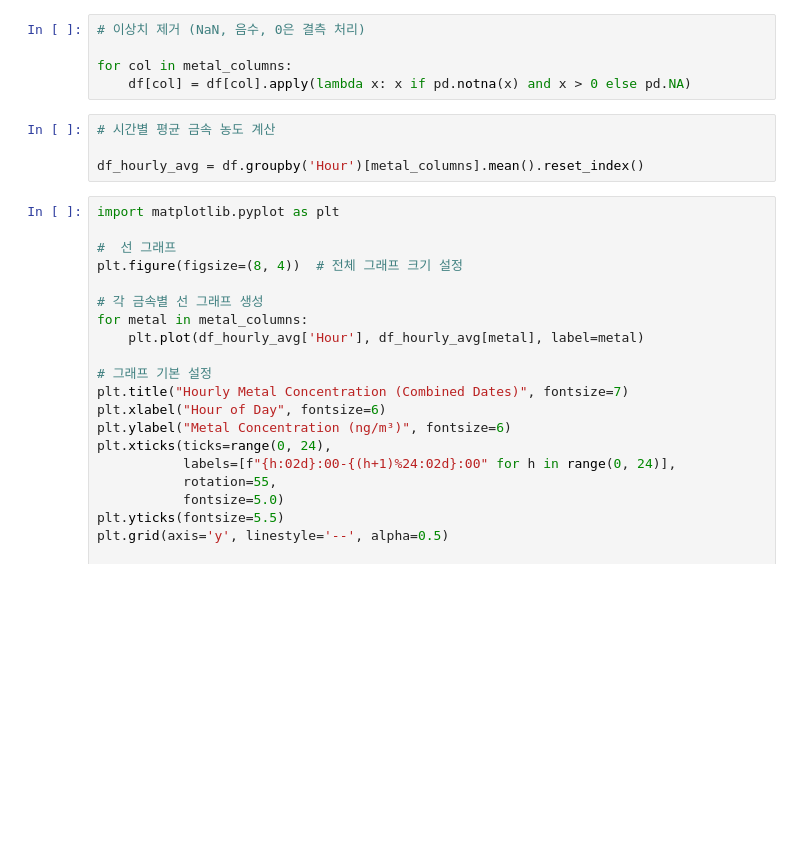
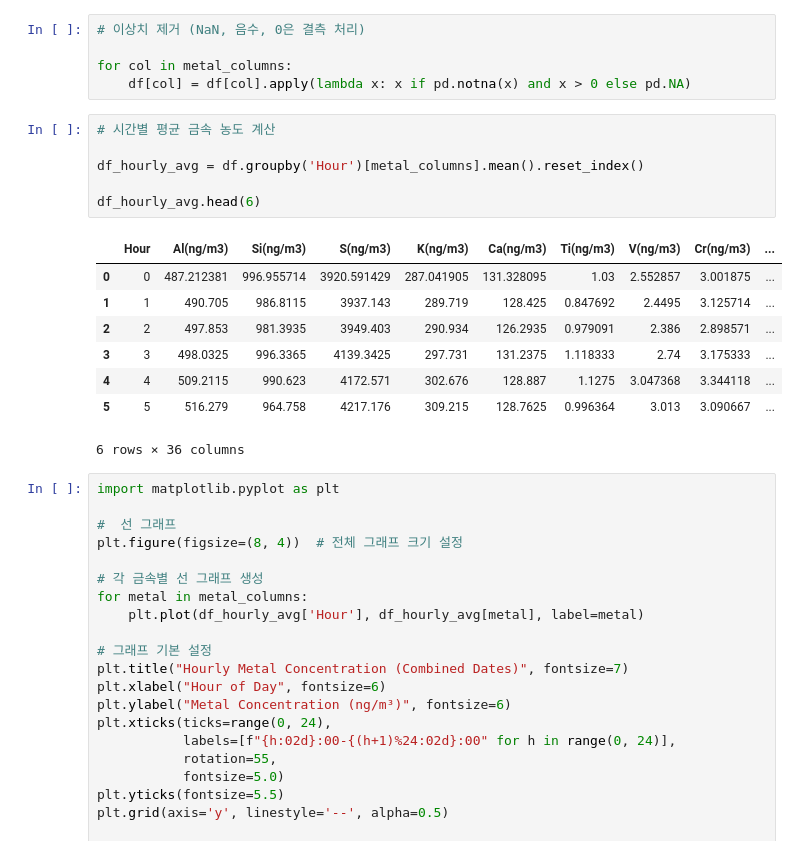
Before and after one commit to hyen0322/Data, a Jupyter notebook: Hourly Metal Concentration.ipynb, the cells around one changed output. Saved outputs shown, nothing was run; the diff lists cells and outputs as text; blank space fills up the shorter version.

```diff
--- a/Hourly Metal Concentration.ipynb
+++ b/Hourly Metal Concentration.ipynb
@@ -32,7 +32,18 @@ for col in metal_columns:
 # %%
 # 시간별 평균 금속 농도 계산
 
 df_hourly_avg = df.groupby('Hour')[metal_columns].mean().reset_index()
+
+df_hourly_avg.head(6)
+# %% [output]
+|  | Hour | Al(ng/m3) | Si(ng/m3) | S(ng/m3) | K(ng/m3) | Ca(ng/m3) | Ti(ng/m3) | V(ng/m3) | Cr(ng/m3) | ... |
+| 0 | 0 | 487.212381 | 996.955714 | 3920.591429 | 287.041905 | 131.328095 | 1.03 | 2.552857 | 3.001875 | ... |
+| 1 | 1 | 490.705 | 986.8115 | 3937.143 | 289.719 | 128.425 | 0.847692 | 2.4495 | 3.125714 | ... |
+| 2 | 2 | 497.853 | 981.3935 | 3949.403 | 290.934 | 126.2935 | 0.979091 | 2.386 | 2.898571 | ... |
+| 3 | 3 | 498.0325 | 996.3365 | 4139.3425 | 297.731 | 131.2375 | 1.118333 | 2.74 | 3.175333 | ... |
+| 4 | 4 | 509.2115 | 990.623 | 4172.571 | 302.676 | 128.887 | 1.1275 | 3.047368 | 3.344118 | ... |
+| 5 | 5 | 516.279 | 964.758 | 4217.176 | 309.215 | 128.7625 | 0.996364 | 3.013 | 3.090667 | ... |
+6 rows × 36 columns
 # %%
 import matplotlib.pyplot as plt
 
```
